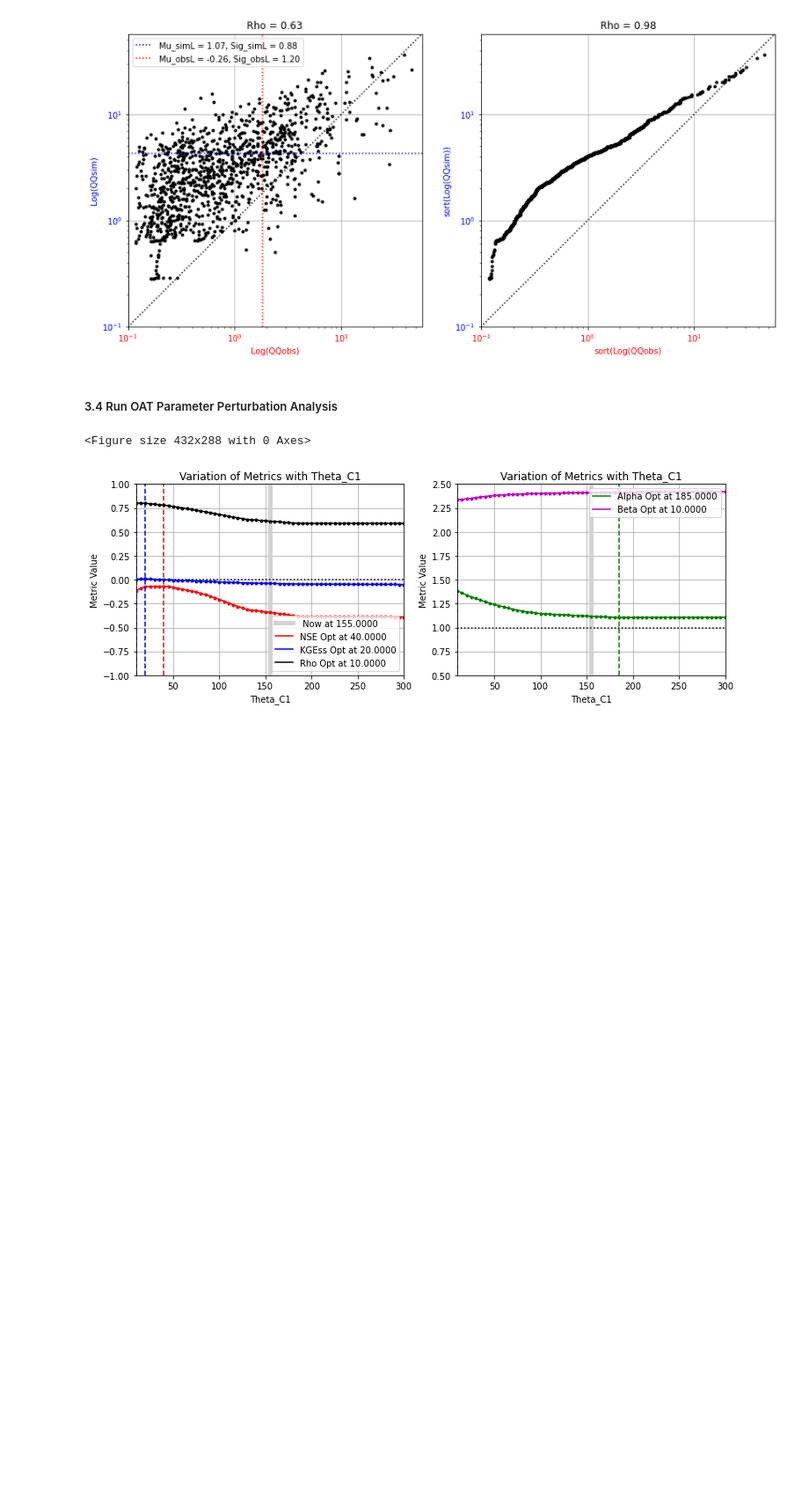
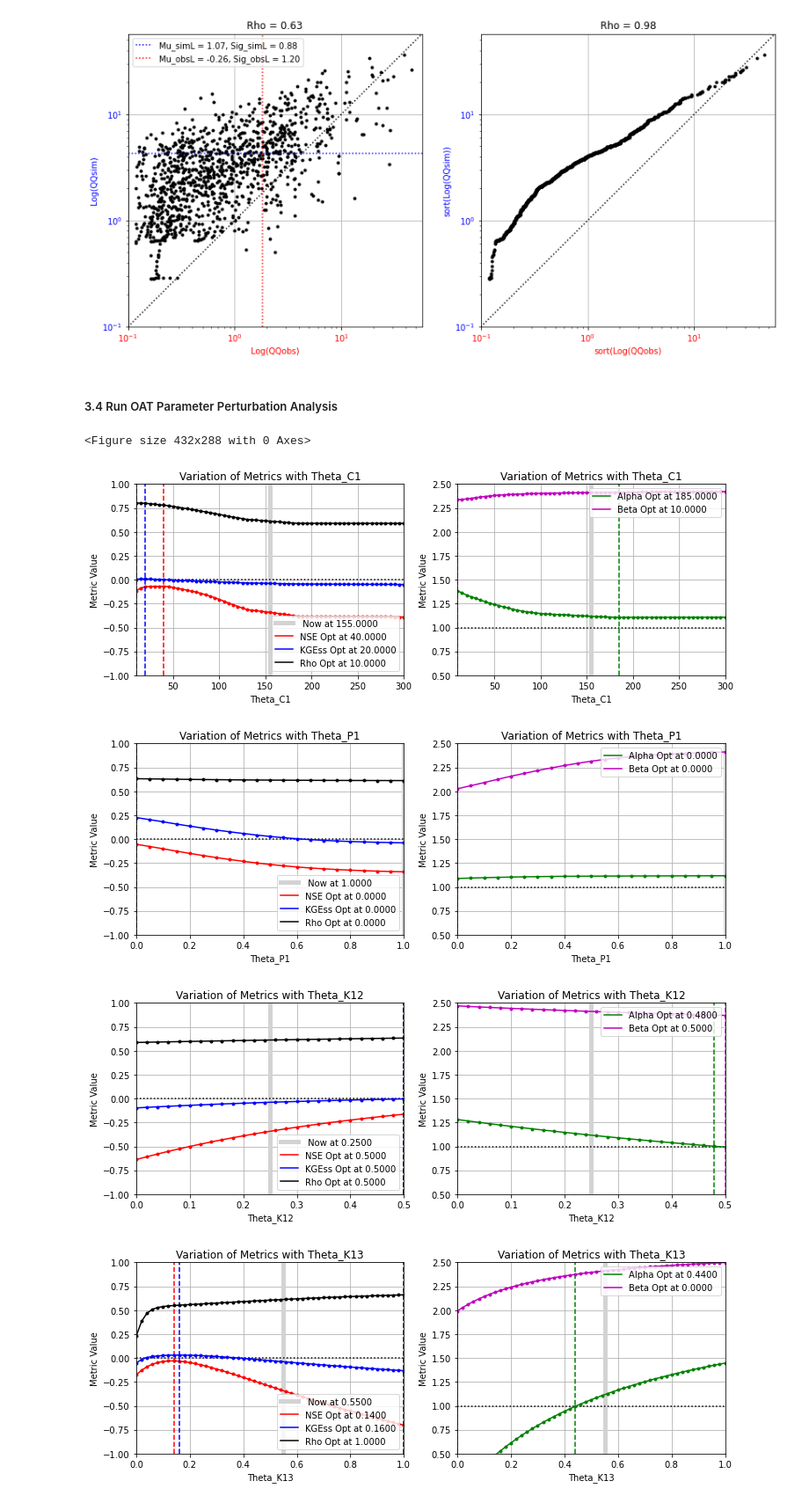
Before and after one commit to david-edu-morales/imp, a Jupyter notebook: imp03_morales.ipynb, the cells around one changed output. Shown: that part at 88% size. Drawn from its saved outputs; the diff is of its cells as text; code cells hidden in the pictures; blank space fills up the shorter version.

Commit message:
Added parameter perturbation analysis code

```diff
--- a/imp03_morales.ipynb
+++ b/imp03_morales.ipynb
@@ -150,8 +150,9 @@ def MainCatchModel(PPobs, PEobs, Theta_C1,
         for i in ResIdx:
             XX3[t+1, i] = OutStates[i+2]
         InStates = OutStates
-
-    return [QQsim, AEsim, XX1, XX2, XX3]
+    # use the below commented line when evaluating model state variables
+    # return [QQsim, AEsim, XX1, XX2, XX3]
+    return [QQsim, AEsim]
 # %% [markdown]
 #### 2.2 Metric Subprograms
 # %%
@@ -598,21 +616,95 @@ if iPrint == 1:
 # %%
 #=== Run OAT Parameter Perturbation Analysis ============================================
 
 YRange3 = [-1.0,1.0]; YRange2 = [0.5,2.5];   # Set y-axis ranges for Metric Plots
 
 # Parameter Theta_C1
 fignum = fignum + 1; PLab = 'Theta_C1';
 Theta_C1_Range = [10,300]; Step = 5; #YRange3 = [0.2,1]; YRange2 = [0.8,1.8];
 [NVal,PVals,IndexVal,MSE,NSE,NSEL,KGE,KGEss,alpha,beta,rho] = ParPertInit(Theta_C1_Range,Step);
 for i in IndexVal:
     [QQsim,AEsim] = MainCatchModel(PPobs,PEobs,\
                     PVals[i],Theta_P1,Theta_K12,Theta_K13,Theta_K2Q,Theta_K3Q,NRes);
     [MSE[i],NSE[i],NSEL[i],KGEss[i],KGE[i],alpha[i],beta[i],rho[i]] = PerfMetrics(QQsim,QQobs,SpinUp,0);
 [loc_opt_MSE,loc_opt_NSE,loc_opt_KGEss,loc_opt_KGE,loc_opt_alpha,\
         loc_opt_beta,loc_opt_rho] = OptParStore(MSE,NSE,NSEL,KGE,KGEss,alpha,beta,rho);
 ParPertPlot5Mets(0,fignum,Theta_C1,PVals,PLab,YRange3,YRange2,\
                  NSE,KGEss,rho,alpha,beta,\
                  loc_opt_NSE,loc_opt_KGEss,loc_opt_rho,loc_opt_alpha,loc_opt_beta);
+
+                 # Parameter Theta_P1
+fignum = fignum + 1; PLab = 'Theta_P1';
+Theta_P1_Range = [0,1]; Step = 0.05; #YRange3 = [0.2,1]; YRange2 = [0.8,1.8];
+[NVal,PVals,IndexVal,MSE,NSE,NSEL,KGE,KGEss,alpha,beta,rho] = ParPertInit(Theta_P1_Range,Step);
+for i in IndexVal:
+    [QQsim,AEsim] = MainCatchModel(PPobs,PEobs,\
+                    Theta_C1,PVals[i],Theta_K12,Theta_K13,Theta_K2Q,Theta_K3Q,NRes);
+    [MSE[i],NSE[i],NSEL[i],KGEss[i],KGE[i],alpha[i],beta[i],rho[i]] = PerfMetrics(QQsim,QQobs,SpinUp,0);
+[loc_opt_MSE,loc_opt_NSE,loc_opt_KGEss,loc_opt_KGE,loc_opt_alpha,\
+        loc_opt_beta,loc_opt_rho] = OptParStore(MSE,NSE,NSEL,KGE,KGEss,alpha,beta,rho);
+ParPertPlot5Mets(0,fignum,Theta_P1,PVals,PLab,YRange3,YRange2,\
+                 NSE,KGEss,rho,alpha,beta,\
+                 loc_opt_NSE,loc_opt_KGEss,loc_opt_rho,loc_opt_alpha,loc_opt_beta);
+
+# Parameter Theta_K12
+fignum = fignum + 1; PLab = 'Theta_K12';
+Theta_K12_Range = [0,0.5]; Step = 0.02; #YRange3 = [0.2,1]; YRange2 = [0.8,1.8];
+[NVal,PVals,IndexVal,MSE,NSE,NSEL,KGE,KGEss,alpha,beta,rho] = ParPertInit(Theta_K12_Range,Step);
+for i in IndexVal:
+    [QQsim,AEsim] = MainCatchModel(PPobs,PEobs,\
+                    Theta_C1,Theta_P1,PVals[i],Theta_K13,Theta_K2Q,Theta_K3Q,NRes);
+    [MSE[i],NSE[i],NSEL[i],KGEss[i],KGE[i],alpha[i],beta[i],rho[i]] = PerfMetrics(QQsim,QQobs,SpinUp,0);
+[loc_opt_MSE,loc_opt_NSE,loc_opt_KGEss,loc_opt_KGE,loc_opt_alpha,\
+        loc_opt_beta,loc_opt_rho] = OptParStore(MSE,NSE,NSEL,KGE,KGEss,alpha,beta,rho);
+ParPertPlot5Mets(0,fignum,Theta_K12,PVals,PLab,YRange3,YRange2,\
+                 NSE,KGEss,rho,alpha,beta,\
+                 loc_opt_NSE,loc_opt_KGEss,loc_opt_rho,loc_opt_alpha,loc_opt_beta);
+
+# Parameter Theta_K13
+fignum = fignum + 1; PLab = 'Theta_K13';
+Theta_K13_Range = [0,1]; Step = 0.02; #YRange3 = [0.2,1]; YRange2 = [0.8,1.8];
+[NVal,PVals,IndexVal,MSE,NSE,NSEL,KGE,KGEss,alpha,beta,rho] = ParPertInit(Theta_K13_Range,Step);
+for i in IndexVal:
+    [QQsim,AEsim] = MainCatchModel(PPobs,PEobs,\
+                    Theta_C1,Theta_P1,Theta_K12,PVals[i],Theta_K2Q,Theta_K3Q,NRes);
+    [MSE[i],NSE[i],NSEL[i],KGEss[i],KGE[i],alpha[i],beta[i],rho[i]] = PerfMetrics(QQsim,QQobs,SpinUp,0);
+[loc_opt_MSE,loc_opt_NSE,loc_opt_KGEss,loc_opt_KGE,loc_opt_alpha,\
+        loc_opt_beta,loc_opt_rho] = OptParStore(MSE,NSE,NSEL,KGE,KGEss,alpha,beta,rho);
+ParPertPlot5Mets(0,fignum,Theta_K13,PVals,PLab,YRange3,YRange2,\
+                 NSE,KGEss,rho,alpha,beta,\
+                 loc_opt_NSE,loc_opt_KGEss,loc_opt_rho,loc_opt_alpha,loc_opt_beta);
+
+# Parameter Theta_K2Q (**** ON log10 X-AXIS ****)
+fignum = fignum + 1; PLab = 'Theta_K2Q';
+Theta_K2Q_Range = [-4,-1]; Step = 0.1; #YRange3 = [0.2,1]; YRange2 = [0.8,1.8];
+[NVal,PVals,IndexVal,MSE,NSE,NSEL,KGE,KGEss,alpha,beta,rho] = ParPertInit(Theta_K2Q_Range,Step);
+for i in IndexVal:
+    PVals[i] = 10**PVals[i];
+    [QQsim,AEsim] = MainCatchModel(PPobs,PEobs,\
+                    Theta_C1,Theta_P1,Theta_K12,Theta_K13,PVals[i],Theta_K3Q,NRes);
+    [MSE[i],NSE[i],NSEL[i],KGEss[i],KGE[i],alpha[i],beta[i],rho[i]] = PerfMetrics(QQsim,QQobs,SpinUp,0);
+[loc_opt_MSE,loc_opt_NSE,loc_opt_KGEss,loc_opt_KGE,loc_opt_alpha,\
+        loc_opt_beta,loc_opt_rho] = OptParStore(MSE,NSE,NSEL,KGE,KGEss,alpha,beta,rho);
+ParPertPlot5Mets(1,fignum,Theta_K2Q,PVals,PLab,YRange3,YRange2,\
+                 NSE,KGEss,rho,alpha,beta,\
+                 loc_opt_NSE,loc_opt_KGEss,loc_opt_rho,loc_opt_alpha,loc_opt_beta);
+
+# Parameter Theta_K3Q
+fignum = fignum + 1; PLab = 'Theta_K3Q';
+Theta_K3Q_Range = [0.0,1.0]; Step = 0.05; #YRange3 = [0.2,1]; YRange2 = [0.8,1.8];
+[NVal,PVals,IndexVal,MSE,NSE,NSEL,KGE,KGEss,alpha,beta,rho] = ParPertInit(Theta_K3Q_Range,Step);
+for i in IndexVal:
+    [QQsim,AEsim] = MainCatchModel(PPobs,PEobs,\
+                    Theta_C1,Theta_P1,Theta_K12,Theta_K13,Theta_K2Q,PVals[i],NRes);
+    [MSE[i],NSE[i],NSEL[i],KGEss[i],KGE[i],alpha[i],beta[i],rho[i]] = PerfMetrics(QQsim,QQobs,SpinUp,0);
+[loc_opt_MSE,loc_opt_NSE,loc_opt_KGEss,loc_opt_KGE,loc_opt_alpha,\
+        loc_opt_beta,loc_opt_rho] = OptParStore(MSE,NSE,NSEL,KGE,KGEss,alpha,beta,rho);
+ParPertPlot5Mets(0,fignum,Theta_K3Q,PVals,PLab,YRange3,YRange2,\
+                 NSE,KGEss,rho,alpha,beta,\
+                 loc_opt_NSE,loc_opt_KGEss,loc_opt_rho,loc_opt_alpha,loc_opt_beta);
 # %% [output]
 <Figure size 432x288 with 0 Axes>
 [figure]
+[figure, added]
+[figure, added]
+[figure, added]
```
Also changed, not shown: parts of 3 cells of this notebook, 6 other files.
